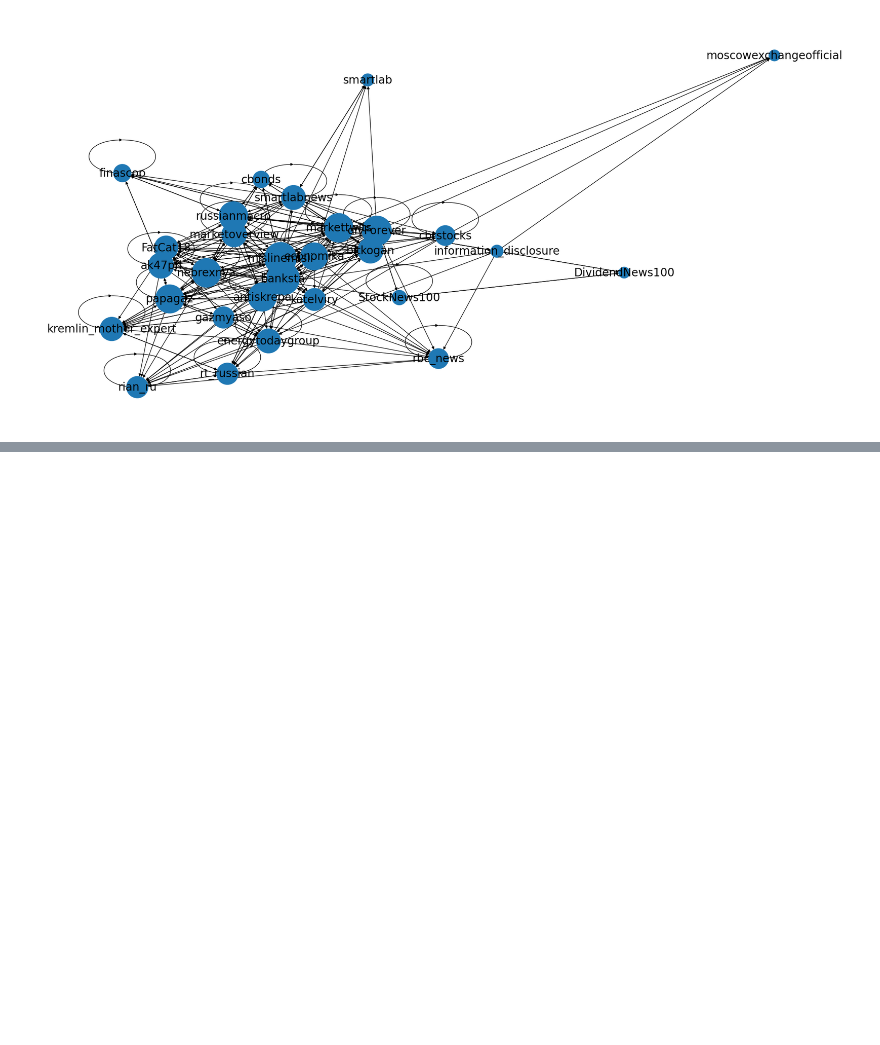
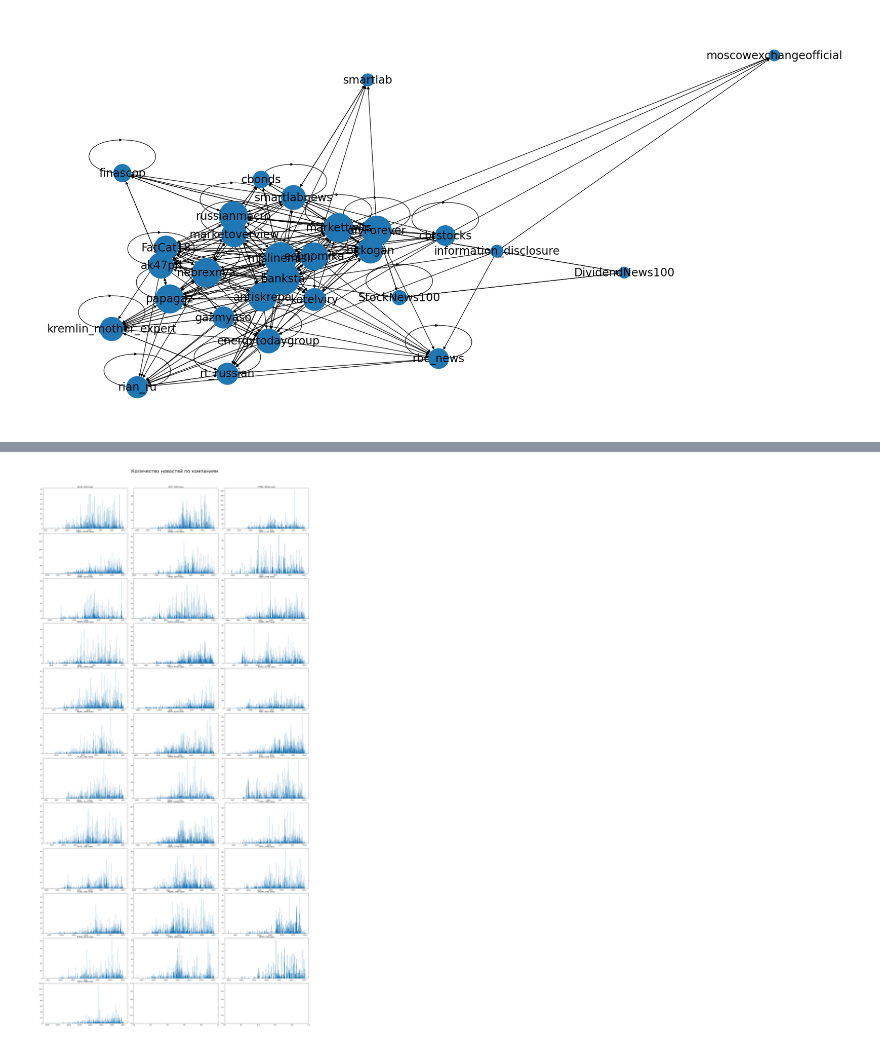
Before and after one commit to BorisenkoGeorgy/Disser_news_stocks, a Jupyter notebook: notebooks/EDA.ipynb, the cells around one changed output, grey strips where cells are left out. Saved outputs shown, nothing was run; the diff lists cells and outputs as text; code cells hidden in the pictures; blank space fills up the shorter version.

```diff
--- a/notebooks/EDA.ipynb
+++ b/notebooks/EDA.ipynb
@@ -191,0 +234,37 @@ plt.show()
+# %%
+def plot_company_news_hist_tg(companies):
+    cols = ['date'] + [i for i in companies.keys()]
+    agg_df = pd.DataFrame()
+    roots = os.listdir('Telegram prep')
+    if '.DS_Store' in roots:
+        roots.remove('.DS_Store')
+    if 'messages' in roots:
+        roots.remove('messages')
+    for root in roots:
+        df = pd.read_csv(f'Telegram prep/{root}', low_memory=False)
+        df = df[cols]
+        agg_df = pd.concat([agg_df, df])
+
+    agg_df['date'] = pd.to_datetime(agg_df['date'])
+
+    fig, axs = plt.subplots(nrows=len(companies)//3 + 1, ncols=3, figsize=(25, 50))
+    plt.subplots_adjust(hspace=0.5)
+    fig.suptitle("Количество новостей по компаниям", fontsize=30, y=1.02)
+    fig.tight_layout()
+
+    for company, ax in zip(companies, axs.ravel()):
+        date = agg_df[agg_df[company] == True]['date'].dt.round('D')
+
+        try:
+            ax.hist(date, bins=len(np.unique(date)))
+        except ValueError as ex:
+            print(ex)
+            print(f'{company}')
+
+        ax.set_title(f'{company}; {len(date)} news')
+
+    plt.show()
+
+plot_company_news_hist_tg(companies)
+# %% [output]
+[figure, added]
```
Also changed, not shown: parts of 8 cells of this notebook.
